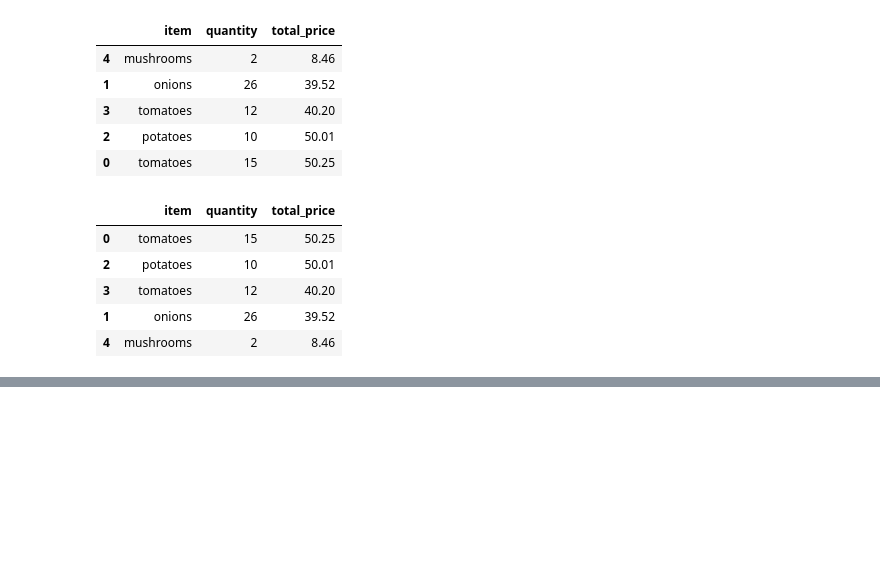
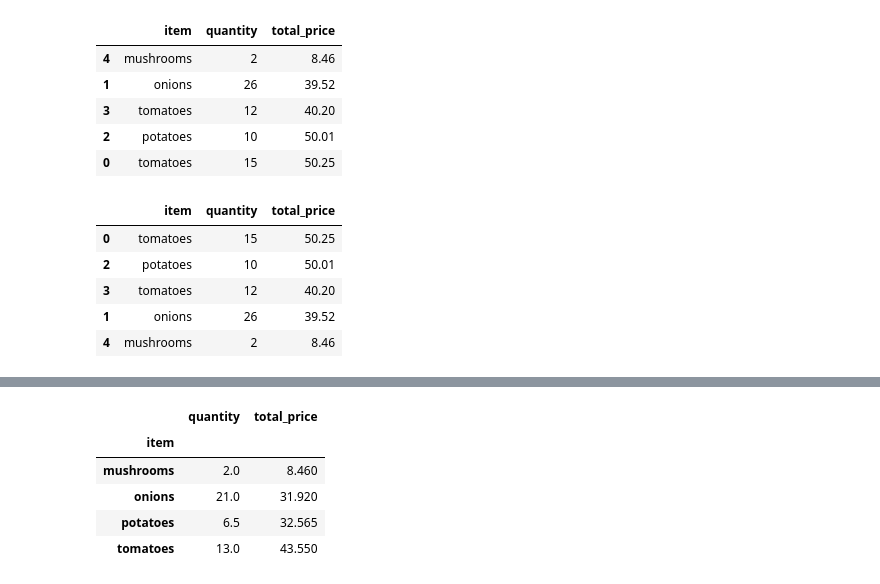
Before and after one commit to ShahZ-Khan/School_District_Analysis, a Jupyter notebook: pandas_practice.ipynb, the cells around one changed output, grey strips where cells are left out. Saved outputs shown, nothing was run; the diff lists cells and outputs as text; code cells hidden in the pictures; blank space fills up the shorter version.

```diff
--- a/pandas_practice.ipynb
+++ b/pandas_practice.ipynb
@@ -391,0 +421,10 @@ SyntaxError: invalid character '“' (U+201C) (565948316.py, line 1)
+# %%
+item_group_df = sales_df.groupby("item")
+item_group_df.mean()
+# %% [output]
+|  | quantity | total_price |
+| item |  |  |
+| mushrooms | 2.0 | 8.460 |
+| onions | 21.0 | 31.920 |
+| potatoes | 6.5 | 32.565 |
+| tomatoes | 13.0 | 43.550 |
```
Also changed, not shown: parts of 4 cells of this notebook.
